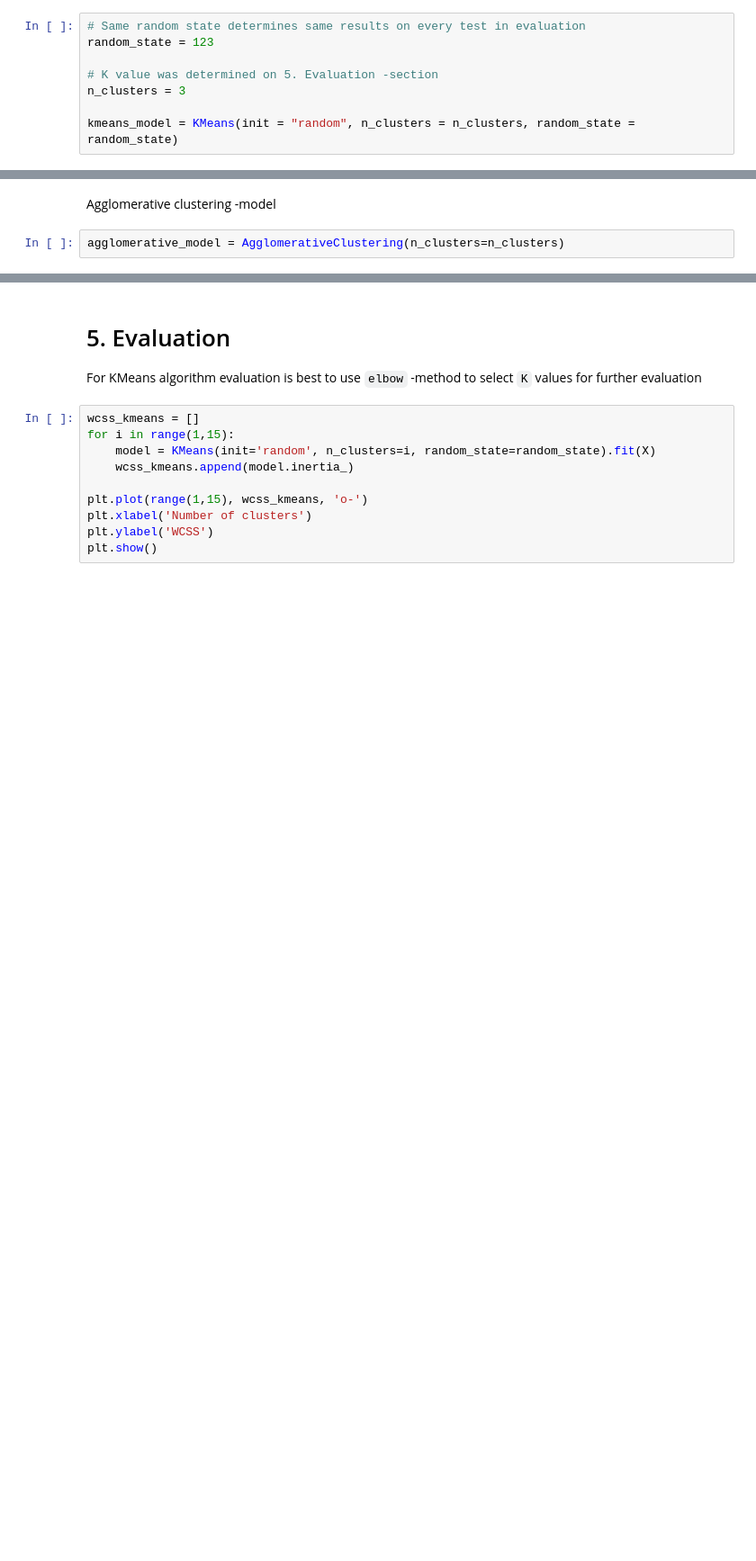
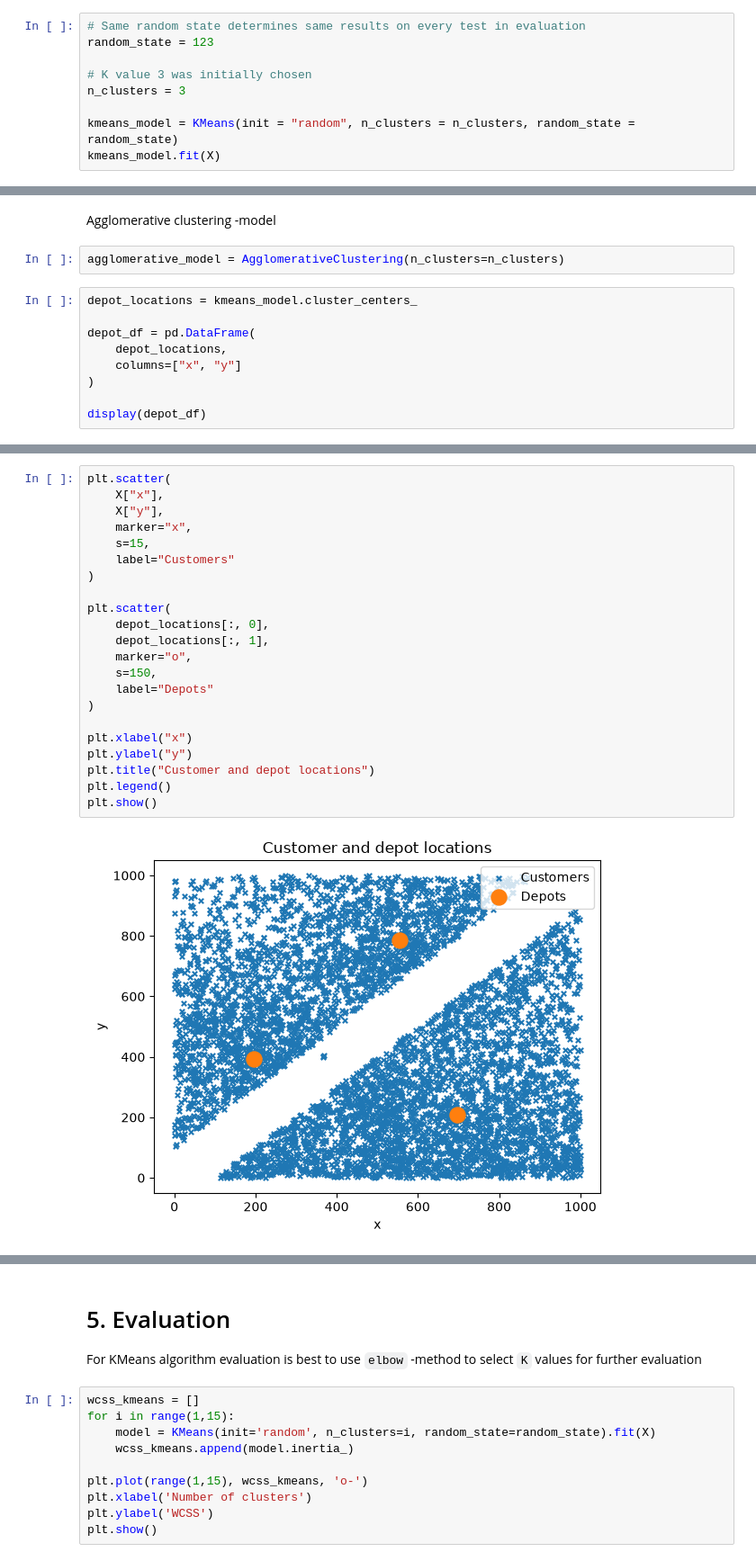
Before and after one commit to MustBeViable/DatanKasittely, a Jupyter notebook: data_mine_and_clustering/clustering_datamine_Elias_Rinne.ipynb, the cells around one changed output, grey strips where cells are left out. Shown at 90% size. Saved outputs shown, nothing was run; the diff lists cells and outputs as text; blank space fills up the shorter version.

```diff
--- a/data_mine_and_clustering/clustering_datamine_Elias_Rinne.ipynb
+++ b/data_mine_and_clustering/clustering_datamine_Elias_Rinne.ipynb
@@ -69,7 +85,8 @@ First lets model with `KMeans` -algorithm.
 # Same random state determines same results on every test in evaluation
 random_state = 123
 
-# K value was determined on 5. Evaluation -section
+# K value 3 was initially chosen
 n_clusters = 3
 
 kmeans_model = KMeans(init = "random", n_clusters = n_clusters, random_state = random_state)
+kmeans_model.fit(X)
@@ -77,3 +96,12 @@ kmeans_model = KMeans(init = "random", n_clusters = n_clusters, random_state = r
 Agglomerative clustering -model
 # %%
 agglomerative_model = AgglomerativeClustering(n_clusters=n_clusters)
+# %%
+depot_locations = kmeans_model.cluster_centers_
+
+depot_df = pd.DataFrame(
+    depot_locations,
+    columns=["x", "y"]
+)
+
+display(depot_df)
@@ -79,0 +113,24 @@ agglomerative_model = AgglomerativeClustering(n_clusters=n_clusters)
+# %%
+plt.scatter(
+    X["x"],
+    X["y"],
+    marker="x",
+    s=15,
+    label="Customers"
+)
+
+plt.scatter(
+    depot_locations[:, 0],
+    depot_locations[:, 1],
+    marker="o",
+    s=150,
+    label="Depots"
+)
+
+plt.xlabel("x")
+plt.ylabel("y")
+plt.title("Customer and depot locations")
+plt.legend()
+plt.show()
+# %% [output]
+[figure, added]
```
Also changed, not shown: parts of 22 cells of this notebook.
